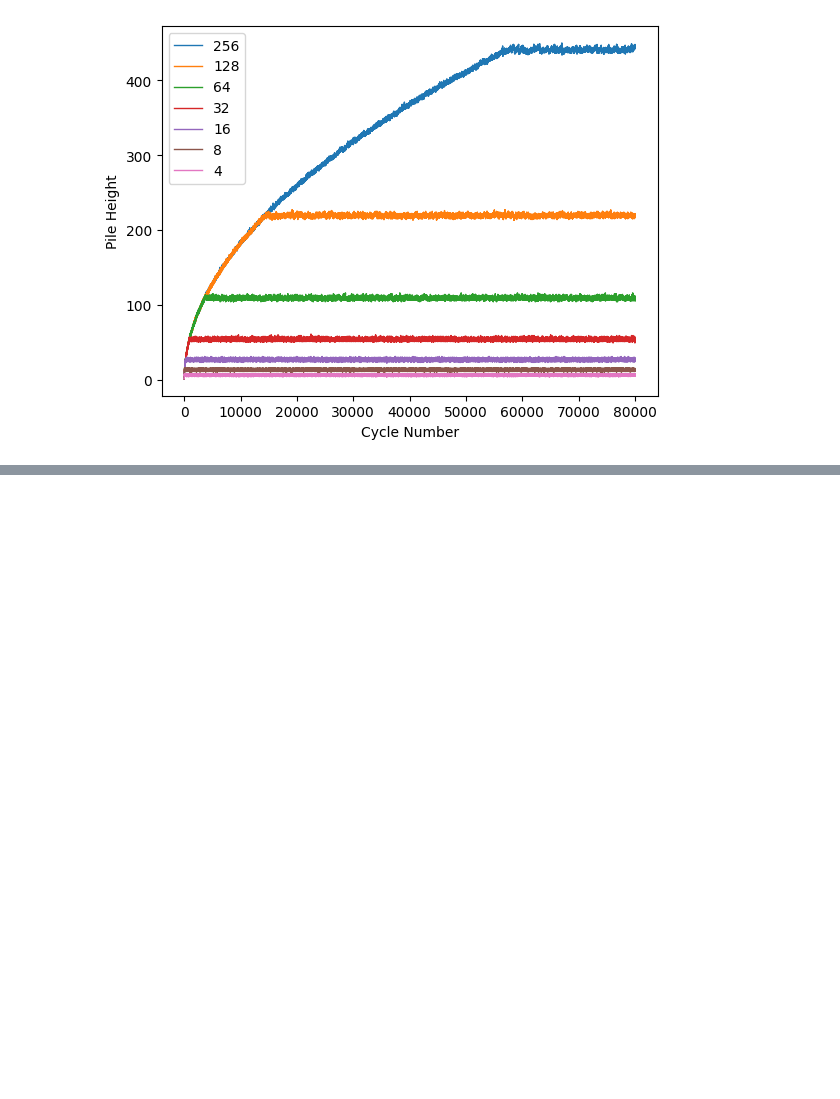
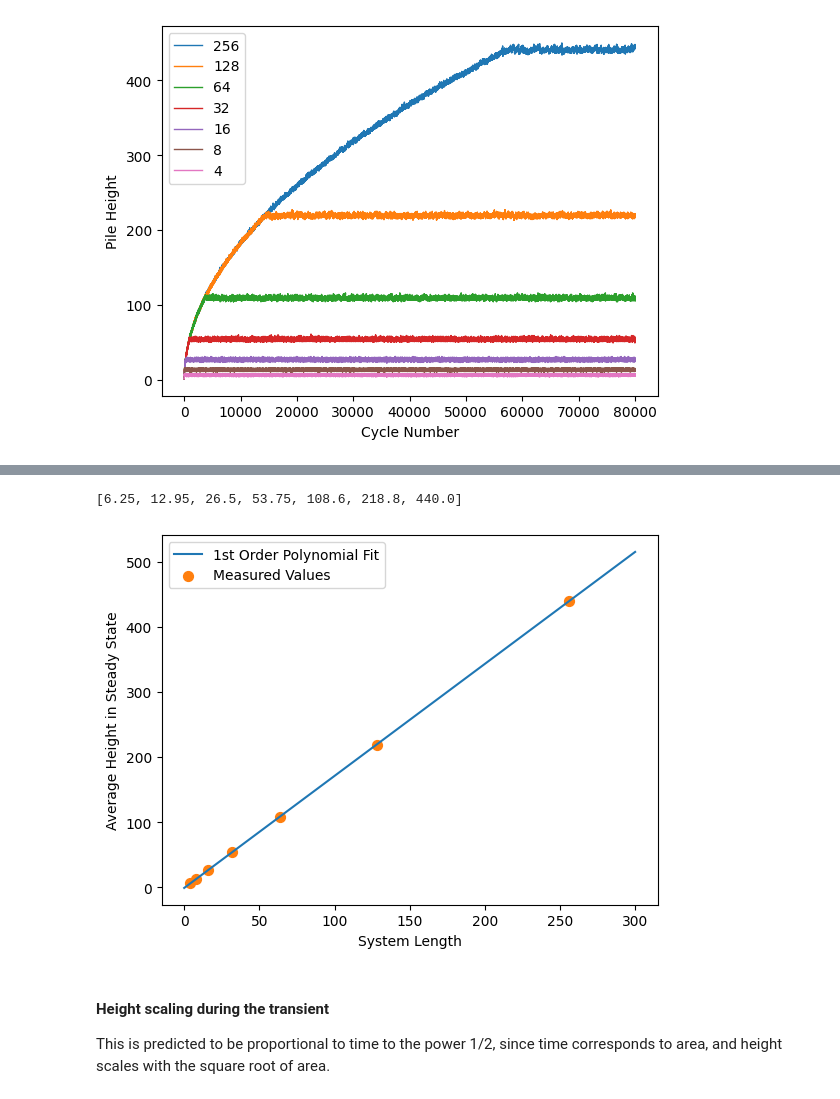
Before and after one commit to bdgrichards/oslo, a Jupyter notebook: oslo.ipynb, the cells around one changed output, grey strips where cells are left out. Saved outputs shown, nothing was run; the diff lists cells and outputs as text; code cells hidden in the pictures; blank space fills up the shorter version.

```diff
--- a/oslo.ipynb
+++ b/oslo.ipynb
@@ -258,0 +311,12 @@ plt.show()
+# %%
+averages = []
+
+for i in range(100):
+    model = Model(64)
+    while model.is_transient:
+        model.cycle()
+    for i in range(10000):
+        model.cycle
+    averages.append(np.average(model.gradients))
+
+print(np.average(averages))
@@ -258,0 +333,16 @@ plt.show()
+# %%
+average_heights = []
+lengths = [4, 8, 16, 32, 64, 128, 256]
+repetitions = 20
+# %%
+for length in lengths:
+    height_values: list[int] = []
+    for i in range(repetitions):
+        model = Model(length)
+        while model.get_is_transient():
+            model.cycle()
+        for i in range(5000):
+            model.cycle()
+        height_values.append(model.get_pile_height())
+    average_heights.append(np.average(height_values))
+    print(length, 'complete')
@@ -258,0 +357,22 @@ plt.show()
+# %%
+average_heights
+# %% [output]
+[6.25, 12.95, 26.5, 53.75, 108.6, 218.8, 440.0]
+# %%
+poly_fit = np.polyfit(lengths, average_heights, 1)
+fit_x_vals = np.linspace(0, 300, 100)
+fit_y_vals = np.poly1d(poly_fit)(fit_x_vals)
+plt.plot(fit_x_vals, fit_y_vals, label='1st Order Polynomial Fit')
+
+plt.scatter(lengths, average_heights, s=50, marker="o",
+            c="C1", label="Measured Values")
+plt.legend()
+plt.xlabel("System Length")
+plt.ylabel("Average Height in Steady State")
+plt.show()
+# %% [output]
+[figure, added]
+# %% [markdown]
+#### Height scaling during the transient
+
+This is predicted to be proportional to time to the power 1/2, since time corresponds to area, and height scales with the square root of area.
```
Also changed, not shown: parts of 23 cells of this notebook.
